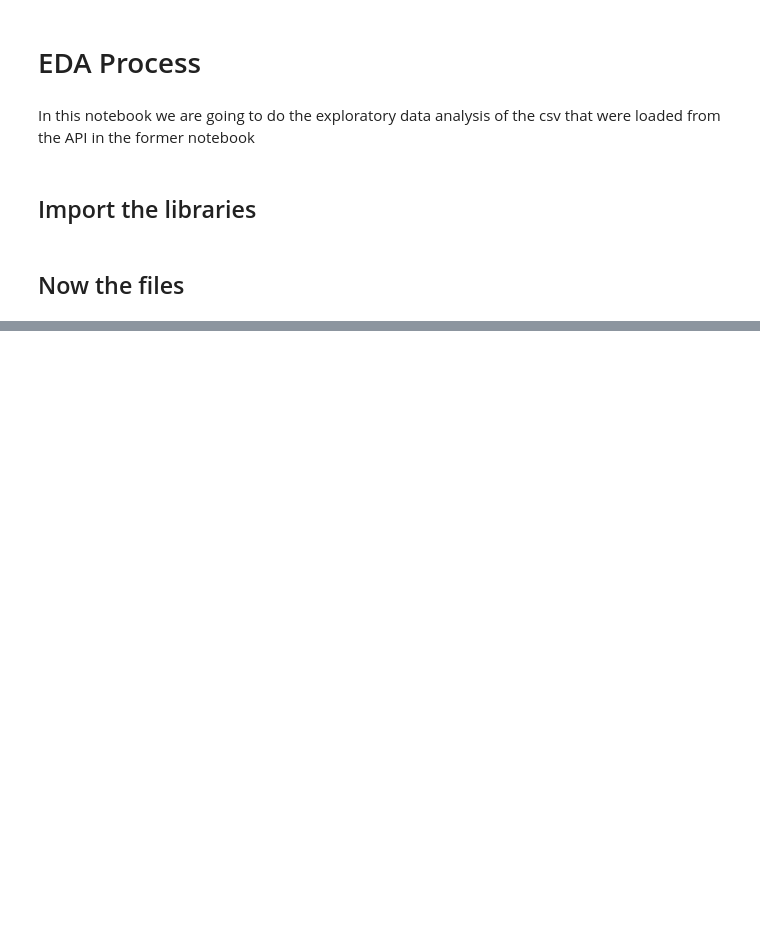
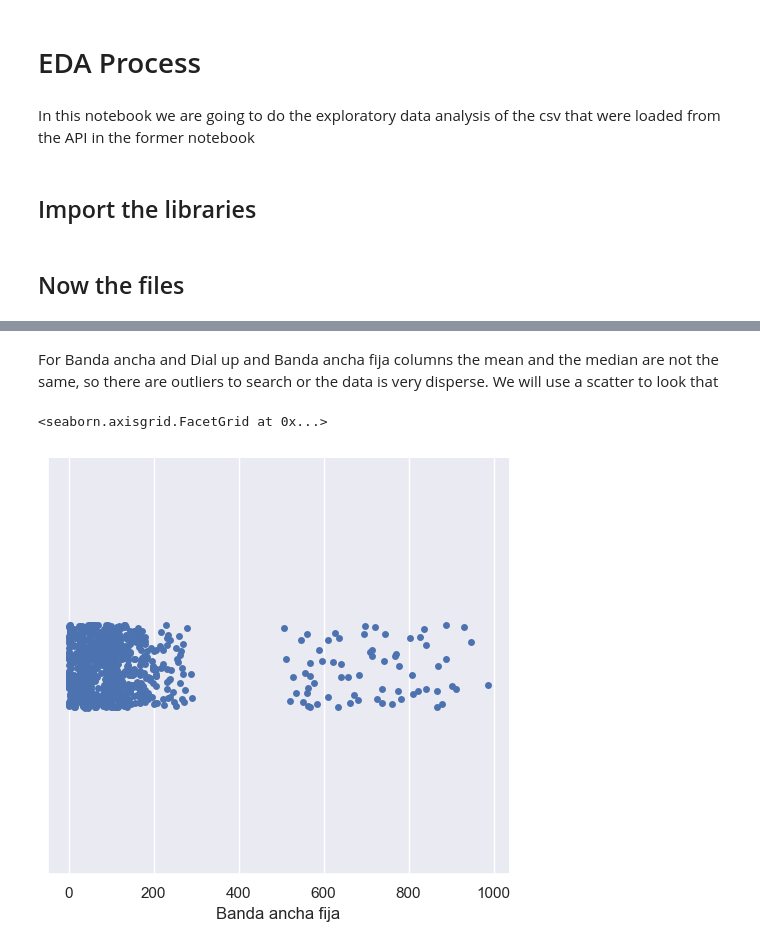
Before and after one commit to pablorobba/Data_Analyst_Telecomunication_project, a Jupyter notebook: EDA.ipynb, the cells around one changed output, grey strips where cells are left out. Cells and saved outputs as stored; diff of their text form; code cells hidden in the pictures; blank space fills up the shorter version.

```diff
--- a/EDA.ipynb
+++ b/EDA.ipynb
@@ -10,2 +7,11 @@ import numpy as np
+# %%
+import numpy as np
+import pandas as pd
+import matplotlib.pyplot as plt
+%matplotlib inline
+#pd.set_option('display.max_columns', None)
+#pd.set_option('display.max_rows', None)
+import seaborn as sns
+sns.set()
 # %% [markdown]
 ## Now the files
@@ -20,0 +18,16 @@ df[Bernal]
+# %%
+a_df_access_broadband_narrowband = pd.read_csv("Datasets/access_broadband_narrowband.csv")
+b_df_access_fixed_internet_by_dowload_local = pd.read_csv("Datasets/access_fixed_internet_by_dowload_local.csv")
+c_df_access_fixed_internet_by_tecnology_local = pd.read_csv("Datasets/access_fixed_internet_by_tecnology_local.csv")
+d_df_access_fixed_internet_byprovince = pd.read_csv("Datasets/access_fixed_internet_byprovince.csv")
+e_df_dowload_speed_byprovince = pd.read_csv("Datasets/dowload_speed_byprovince.csv")
+f_df_fixed_internet_by_tech = pd.read_csv("Datasets/fixed_internet_by_tech.csv")
+g_df_internet_access_byspeed_download1 = pd.read_csv("Datasets/internet_access_byspeed_download1.csv")
+h_df_internet_access_byspeed_download2 = pd.read_csv("Datasets/internet_access_byspeed_download2.csv")
+i_df_internet_penetration = pd.read_csv("Datasets/internet_penetration.csv")
+j_df_localities_internet_access = pd.read_csv("Datasets/localities_internet_access.csv")
+k_df_median_download_fixed_internet = pd.read_csv("Datasets/median_download_fixed_internet.csv")
+m_df_national_access_by_fixed_internet = pd.read_csv("Datasets/national_access_by_fixed_internet.csv")
+n_df_national_internet_access = pd.read_csv("Datasets/national_internet_access.csv")
+o_df_penetration_by_national_home = pd.read_csv("Datasets/penetration_by_national_home.csv")
+p_df_profits_trimestrer_fixed_internet = pd.read_csv("Datasets/profits_trimestrer_fixed_internet.csv")
@@ -20,0 +75,7 @@ df[Bernal]
+# %% [markdown]
+For Banda ancha and Dial up and Banda ancha fija columns the mean and the median are not the same, so there are outliers to search or the data is very disperse. We will use a scatter to look that
+# %%
+sns.catplot(data=a_df_access_broadband_narrowband, x = "Banda ancha fija")
+# %% [output]
+<seaborn.axisgrid.FacetGrid at 0x...>
+[figure, added]
```
Also changed, not shown: parts of 18 cells of this notebook, 2 other files.
